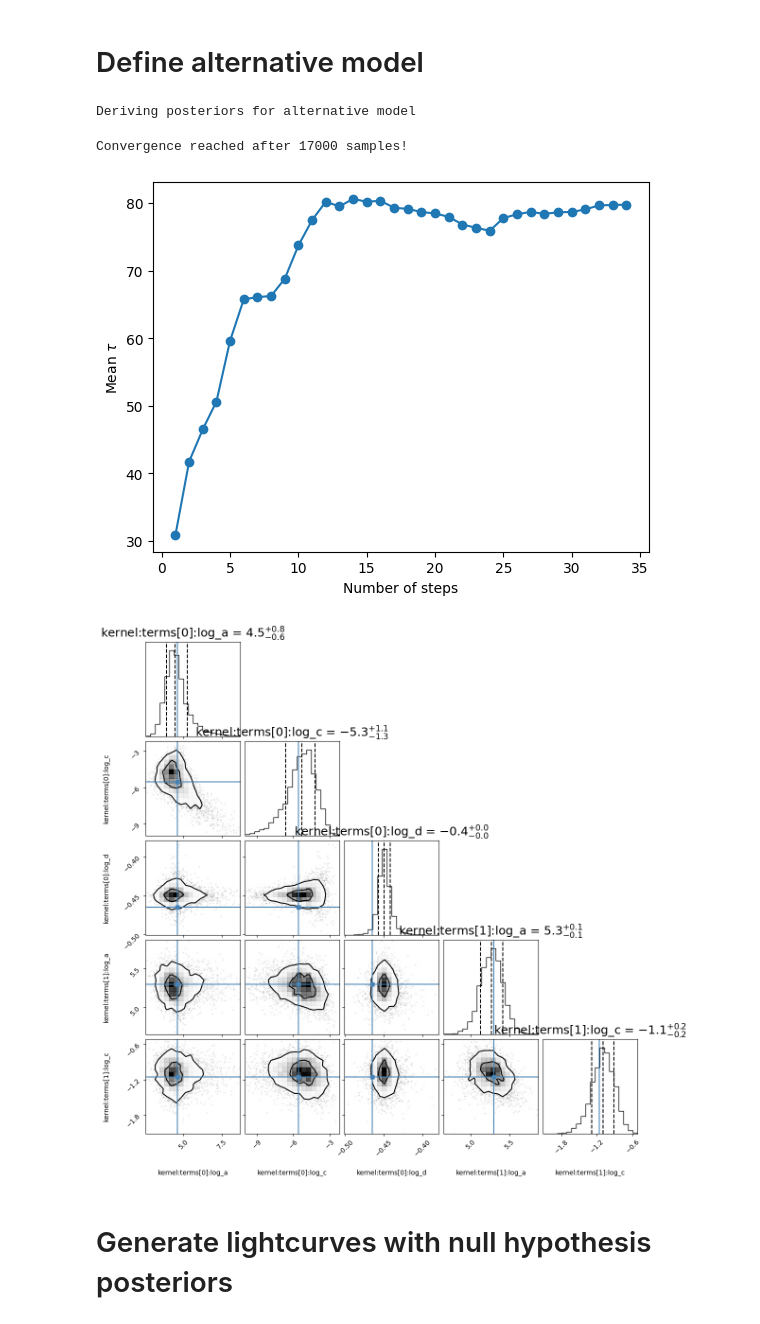
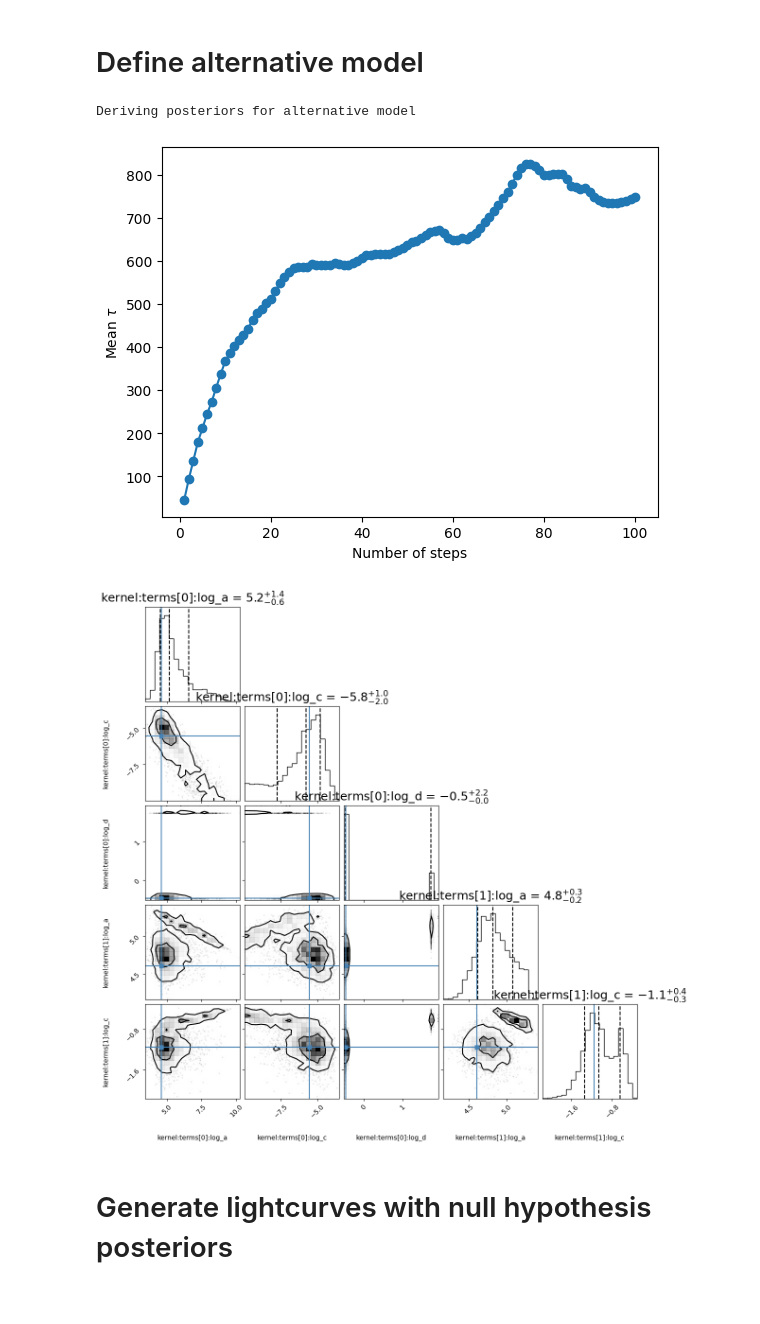
Before and after one commit to andresgur/mind_the_gaps, a Jupyter notebook: notebooks/tutorial.ipynb, the cells around one changed output. Drawn from its saved outputs; the diff is of its cells as text; code cells hidden in the pictures.

```diff
--- a/notebooks/tutorial.ipynb
+++ b/notebooks/tutorial.ipynb
@@ -226,26 +218,16 @@ Text(0.5, 0, '$T_\\mathrm{LRT}$')
 # %%
 times  = np.arange(0, 500)
 dt = np.diff(times)[0]
-print("dt", dt)
 
 mean = 100
 
-P = 10
-w = 2 * np.pi / P
+P = 10 # period of the QPO
+w_qpo = 2 * np.pi / P
+w_bend = 2 * np.pi / 20 # angular frequency of the DRW or Bending Powerlaw
+# Define starting parameters
+variance_drw = (mean * 0.1) ** 2  # variance of the DRW (bending powerlaw)
+variance_qpo = variance_drw # let's assume same variance for the QPO and the DRW
 
-A = (mean * 0.1) ** 2
-Q = 80
-A_bend = 2 * A
-w_bend = 2 * np.pi / 20
+Q = 80 # coherence
 
-log_a = np.log(A)
-print("log_a", log_a)
-log_c = np.log(0.5 * w/Q)
-print("log_c", log_c)
-log_d = np.log(w)
-print("log_d", log_d)
-
-bounds = dict(log_a=(-10, 50), log_c=(-10, 10), log_d=(-5, 5))
-bounds_bend = dict(log_a=(-10, 50), log_c=(-10, 10))
-
-psd_model = Lorentzian(A, Q, w) + BendingPowerlaw(A_bend, w_bend)
+psd_model = Lorentzian(variance_qpo, Q, w_qpo) + BendingPowerlaw(variance_drw, w_bend)
@@ -300,32 +278,36 @@ Convergence reached after 8500 samples!
 # %% [markdown]
 # Define alternative model
 # %%
-alternative_kernel = celerite.terms.ComplexTerm(log_a=log_a, log_c=np.log(0.5 * w/Q), log_d=log_d, bounds=bounds) \
-     + celerite.terms.RealTerm(log_a=log_a, log_c=np.log(w_bend), bounds=bounds_bend)
+log_c = np.log(0.5 * w_qpo/Q)
+log_d = np.log(w_qpo)
+bounds_qpo = dict(log_a=(-10, 50), log_c=(-10, 10), log_d=(-5, 5))
+# again you may use the Lorentzian from models.celerite_models
+alternative_kernel = celerite.terms.ComplexTerm(log_a=np.log(variance_qpo), log_c=log_c,
+                                                log_d=np.log(w_bend), bounds=bounds_qpo) \
+     + celerite.terms.RealTerm(log_a=np.log(variance_drw), log_c=np.log(w_bend), bounds=bounds_bend)
 
 
 alternative_model = GPModelling(input_lc, alternative_kernel)
 print("Deriving posteriors for alternative model")
 alternative_model.derive_posteriors(max_steps=50000, fit=True, cores=cpus)
 
 autocorr = alternative_model.autocorr
 fig = plt.figure()
 n = np.arange(1, len(autocorr) + 1)
 plt.plot(n, autocorr, "-o")
 plt.ylabel("Mean $\\tau$")
 plt.xlabel("Number of steps")
 plt.savefig("autocorr.png", dpi=100)
 
 corner_fig = corner.corner(alternative_model.mcmc_samples, labels=alternative_model.gp.get_parameter_names(), title_fmt='.1f',
                             quantiles=[0.16, 0.5, 0.84], show_titles=True,
-                           truths=[log_a, log_c, log_d, np.log(A_bend), np.log(w_bend)],
+                           truths=[np.log(variance_qpo), log_c, log_d, np.log(variance_drw), np.log(w_bend)],
                             title_kwargs={"fontsize": 18}, max_n_ticks=3, labelpad=0.08,
                             levels=(1 - np.exp(-0.5), 1 - np.exp(-0.5 * 2 ** 2))) # plots 1 and 2 sigma levels
 # %% [output]
 Deriving posteriors for alternative model
-Convergence reached after 17000 samples!
-[figure, old version]
+[figure, new version]
-[figure, old version]
+[figure, new version]
 # %% [markdown]
 # Generate lightcurves with null hypothesis posteriors
 # %%
```
Also changed, not shown: parts of 13 cells of this notebook.
